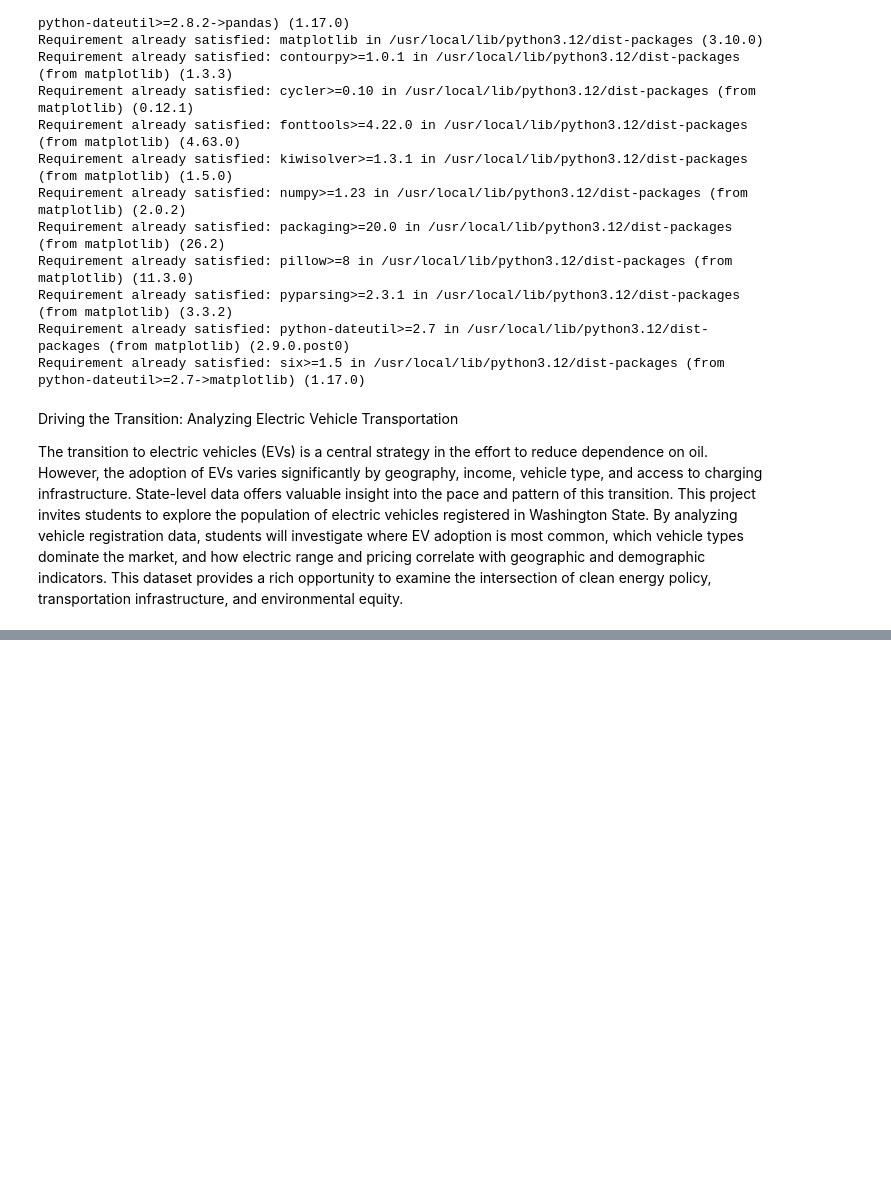
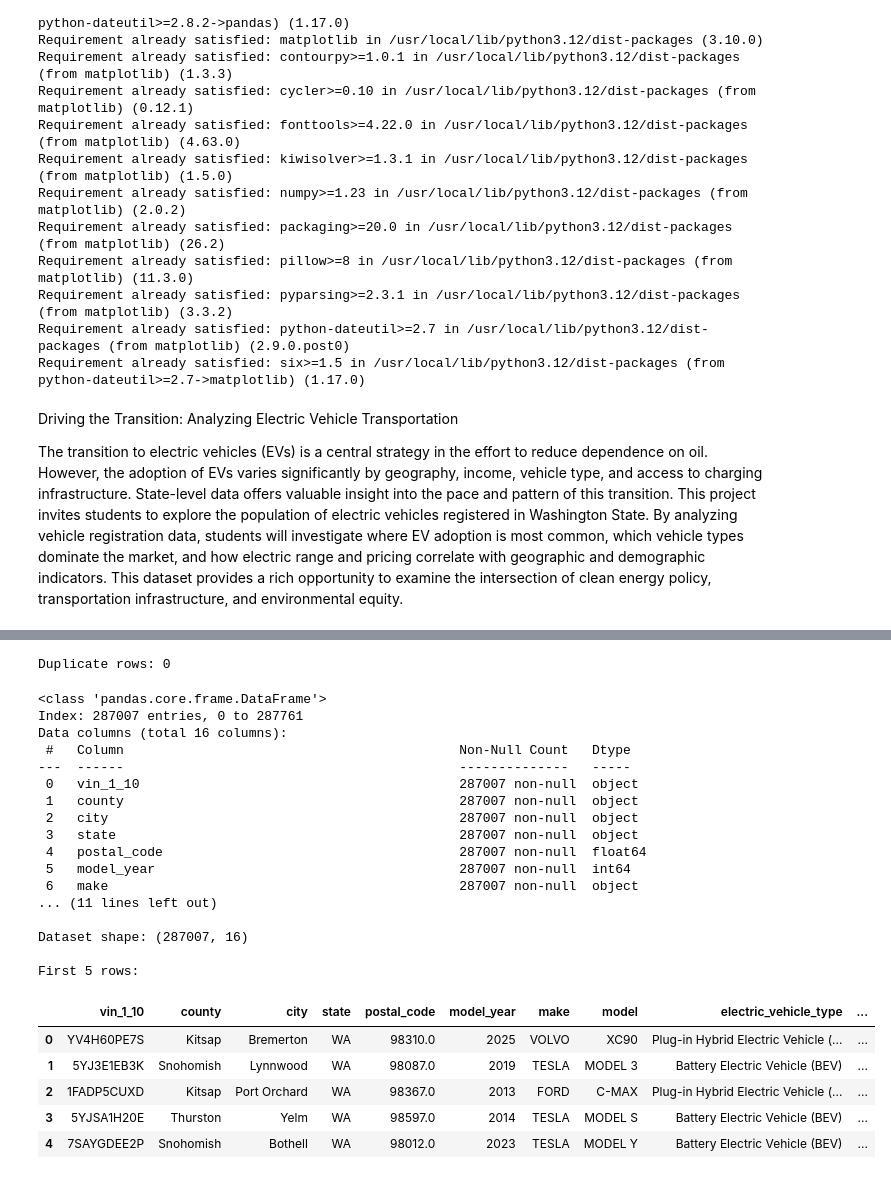
Before and after one commit to manavghosh123/datasci_project, a Jupyter notebook: Untitled0.ipynb, the cells around one changed output, grey strips where cells are left out. Saved outputs shown, nothing was run; the diff lists cells and outputs as text; code cells hidden in the pictures; blank space fills up the shorter version.

```diff
--- a/Untitled0.ipynb
+++ b/Untitled0.ipynb
@@ -48,0 +81,6 @@ df.head()
+# %%
+# Remove rows with missing values
+df = df.dropna()
+
+# Verify there are no missing values left
+df.isnull().sum()
@@ -48,0 +106,37 @@ df.head()
+# %%
+# Check for duplicate rows
+print("Duplicate rows:", df.duplicated().sum())
+# %% [output]
+Duplicate rows: 0
+# %%
+# Check the cleaned dataset
+df.info()
+
+print("\nDataset shape:", df.shape)
+
+print("\nFirst 5 rows:")
+df.head()
+# %% [output]
+<class 'pandas.core.frame.DataFrame'>
+Index: 287007 entries, 0 to 287761
+Data columns (total 16 columns):
+ #   Column                                           Non-Null Count   Dtype
+---  ------                                           --------------   -----
+ 0   vin_1_10                                         287007 non-null  object
+ 1   county                                           287007 non-null  object
+ 2   city                                             287007 non-null  object
+ 3   state                                            287007 non-null  object
+ 4   postal_code                                      287007 non-null  float64
+ 5   model_year                                       287007 non-null  int64
+ 6   make                                             287007 non-null  object
+... (11 lines left out)
+
+Dataset shape: (287007, 16)
+
+First 5 rows:
+|  | vin_1_10 | county | city | state | postal_code | model_year | make | model | electric_vehicle_type | ... |
+| 0 | YV4H60PE7S | Kitsap | Bremerton | WA | 98310.0 | 2025 | VOLVO | XC90 | Plug-in Hybrid Electric Vehicle (... | ... |
+| 1 | 5YJ3E1EB3K | Snohomish | Lynnwood | WA | 98087.0 | 2019 | TESLA | MODEL 3 | Battery Electric Vehicle (BEV) | ... |
+| 2 | 1FADP5CUXD | Kitsap | Port Orchard | WA | 98367.0 | 2013 | FORD | C-MAX | Plug-in Hybrid Electric Vehicle (... | ... |
+| 3 | 5YJSA1H20E | Thurston | Yelm | WA | 98597.0 | 2014 | TESLA | MODEL S | Battery Electric Vehicle (BEV) | ... |
+| 4 | 7SAYGDEE2P | Snohomish | Bothell | WA | 98012.0 | 2023 | TESLA | MODEL Y | Battery Electric Vehicle (BEV) | ... |
```
Also changed, not shown: parts of 4 cells of this notebook.
